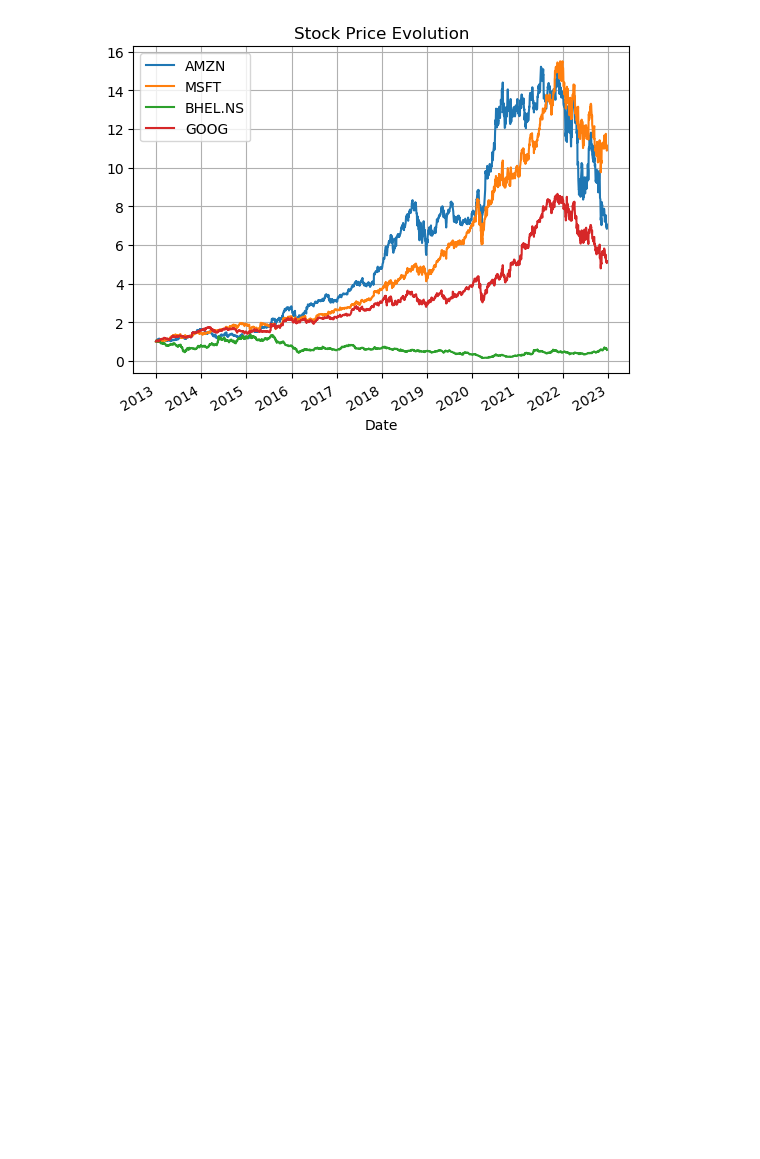
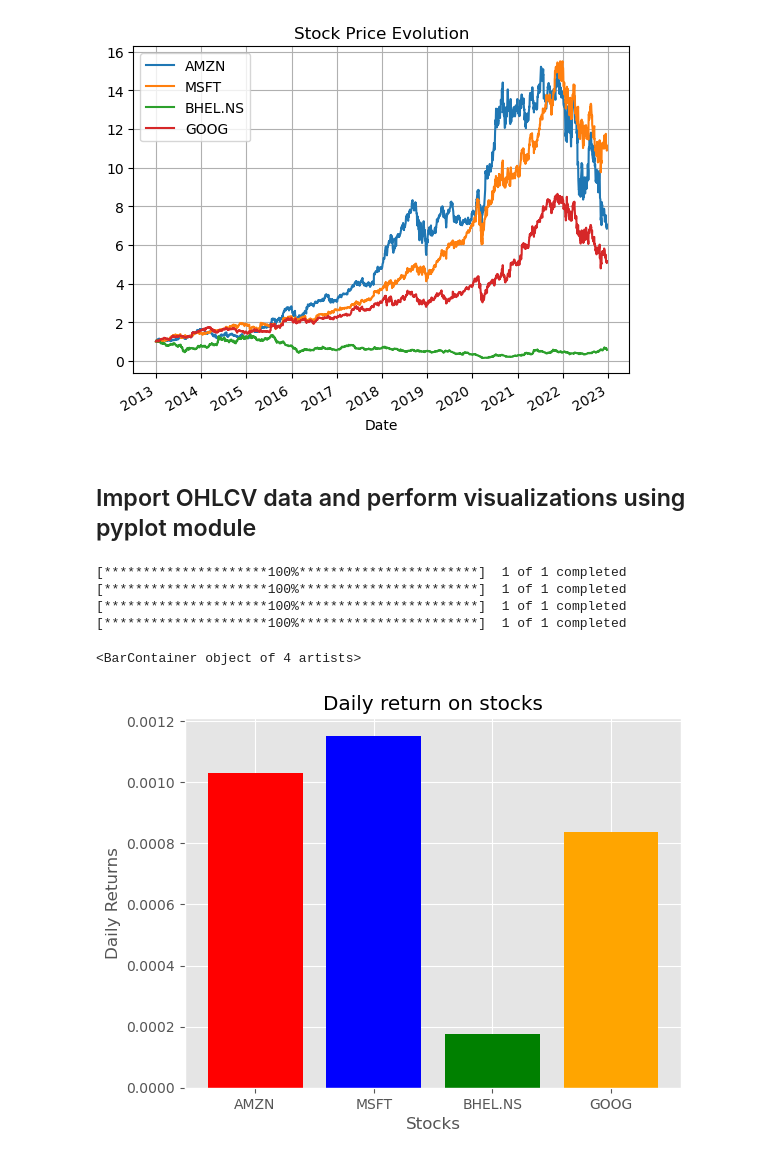
Before and after one commit to pChitral/Algorithmic-Trading-and-Quantitative-Analysis, a Jupyter notebook: getting_data.ipynb, the cells around one changed output. Drawn from its saved outputs; the diff is of its cells as text; code cells hidden in the pictures; blank space fills up the shorter version.

Commit message:
matplotlib

```diff
--- a/getting_data.ipynb
+++ b/getting_data.ipynb
@@ -351,3 +352,39 @@ daily_return.plot()
 [figure]
 [figure]
 [figure]
+# %% [markdown]
+## Import OHLCV data and perform visualizations using pyplot module
+# %%
+import datetime as dt
+import yfinance as yf
+import pandas as pd
+import matplotlib.pyplot as plt
+
+tickers = ["AMZN","MSFT","BHEL.NS","GOOG"]
+start = dt.datetime.today()-dt.timedelta(3650)
+end = dt.datetime.today()
+cl_price = pd.DataFrame() # empty dataframe which will be filled with closing prices of each stock
+
+# looping over tickers and creating a dataframe with close prices
+for ticker in tickers:
+    cl_price[ticker] = yf.download(ticker,start,end)["Adj Close"]
+
+#dropping NaN values
+cl_price.dropna(axis=0,how='any',inplace=True)
+
+# Return calculation
+daily_return = cl_price.pct_change() #Creates dataframe with daily return for each stock
+
+# Pyplot demo
+fig, ax = plt.subplots()
+plt.style.available
+plt.style.use('ggplot')
+ax.set(title="Daily return on stocks", xlabel="Stocks", ylabel = "Daily Returns")
+plt.bar(daily_return.columns,daily_return.mean(),color=["red","blue","green","orange"])
+# %% [output]
+[*********************100%***********************]  1 of 1 completed
+[*********************100%***********************]  1 of 1 completed
+[*********************100%***********************]  1 of 1 completed
+[*********************100%***********************]  1 of 1 completed
+<BarContainer object of 4 artists>
+[figure, added]
```
Also changed, not shown: parts of 1 cell of this notebook.
